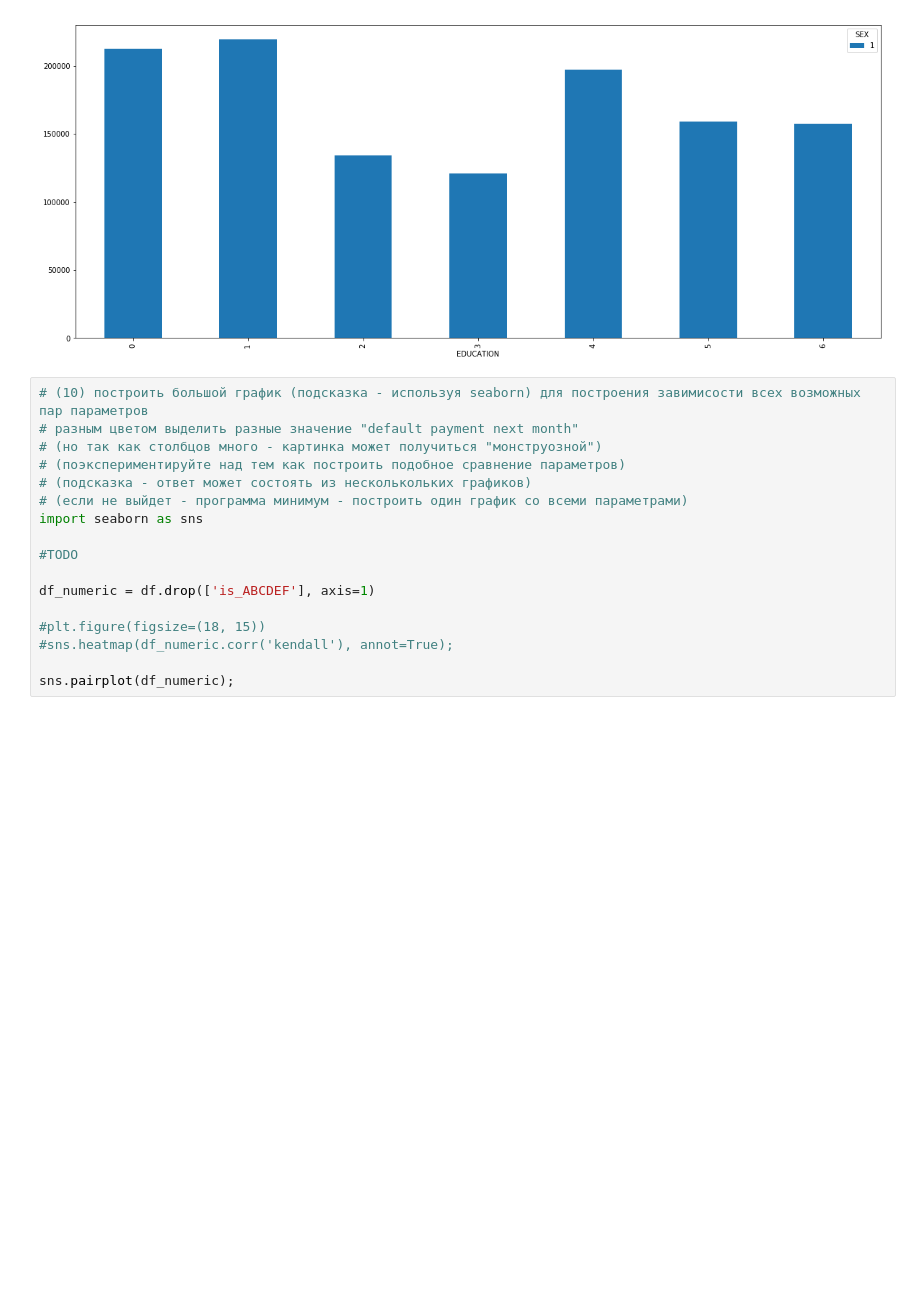
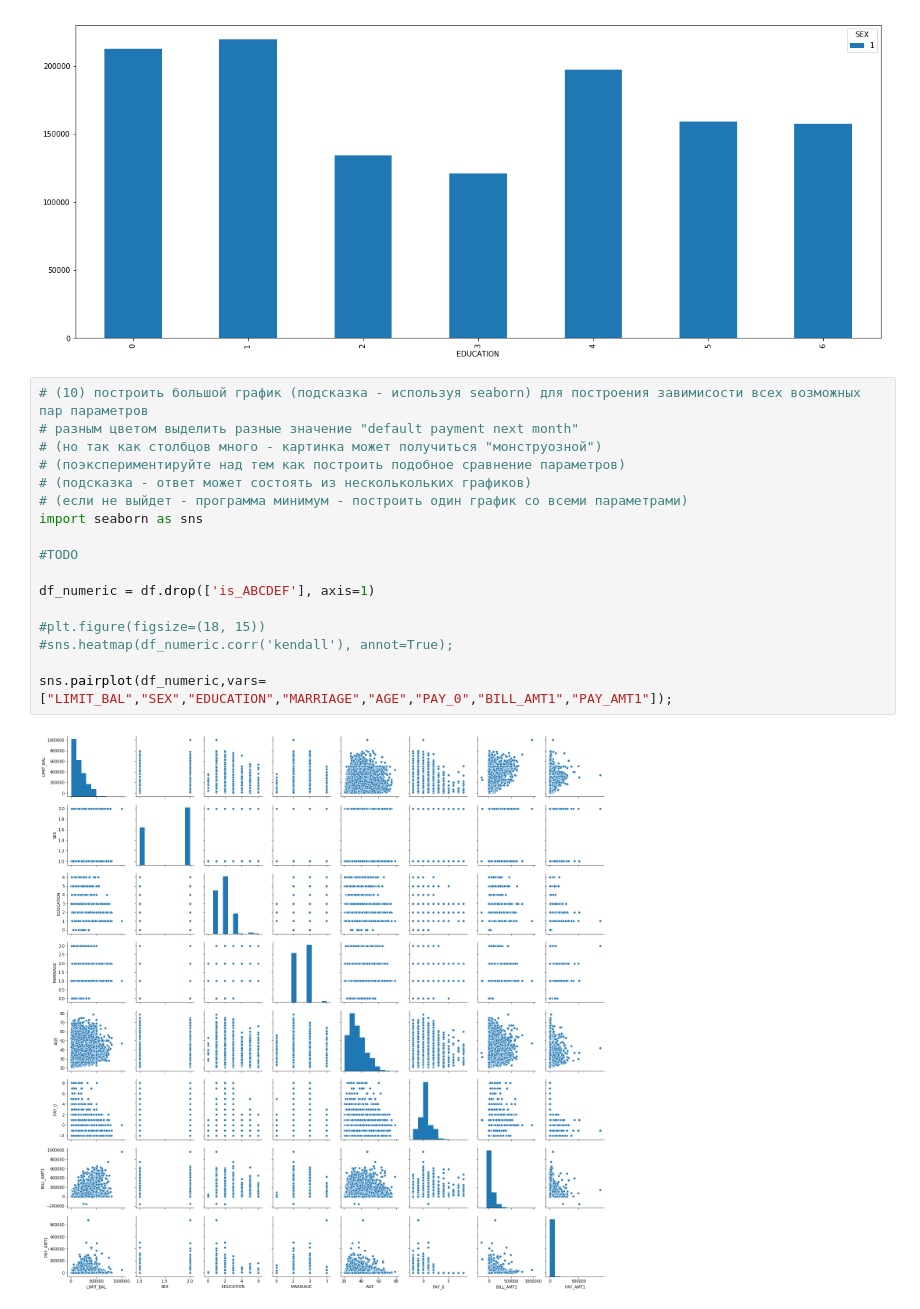
Before and after one commit to kostaevs71/sfml, a Jupyter notebook: hw_01/hw1-task.ipynb, the cells around one changed output. Drawn from its saved outputs; the diff is of its cells as text; blank space fills up the shorter version.

```diff
--- a/hw_01/hw1-task.ipynb
+++ b/hw_01/hw1-task.ipynb
@@ -173,17 +173,19 @@ plt.show()
 # %%
 # (10) построить большой график (подсказка - используя seaborn) для построения завимисости всех возможных пар параметров
 # разным цветом выделить разные значение "default payment next month"
 # (но так как столбцов много - картинка может получиться "монструозной")
 # (поэкспериментируйте над тем как построить подобное сравнение параметров)
 # (подсказка - ответ может состоять из несколькольких графиков)
 # (если не выйдет - программа минимум - построить один график со всеми параметрами)
 import seaborn as sns
 
 #TODO
 
 df_numeric = df.drop(['is_ABCDEF'], axis=1)
 
 #plt.figure(figsize=(18, 15))
 #sns.heatmap(df_numeric.corr('kendall'), annot=True);
 
-sns.pairplot(df_numeric);
+sns.pairplot(df_numeric,vars=["LIMIT_BAL","SEX","EDUCATION","MARRIAGE","AGE","PAY_0","BILL_AMT1","PAY_AMT1"]);
+# %% [output]
+[figure, added]
```
